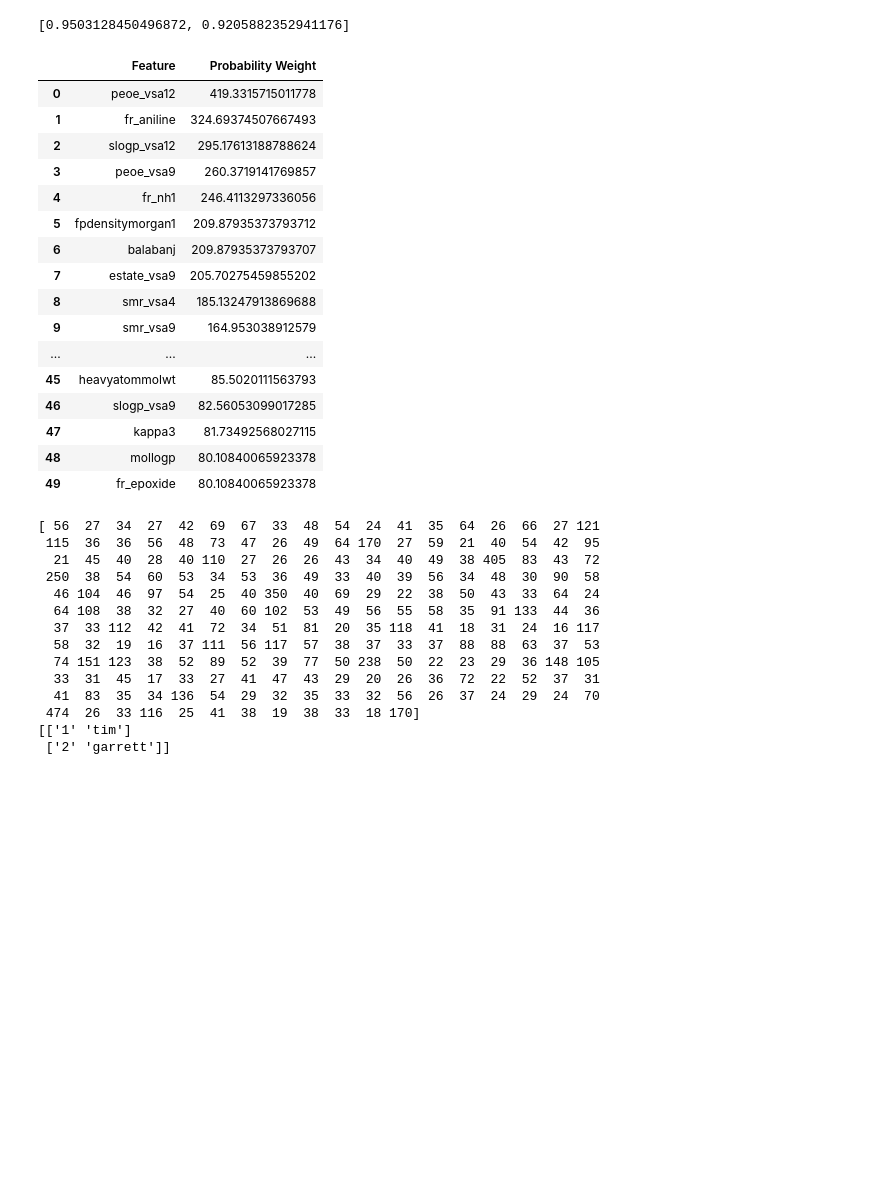
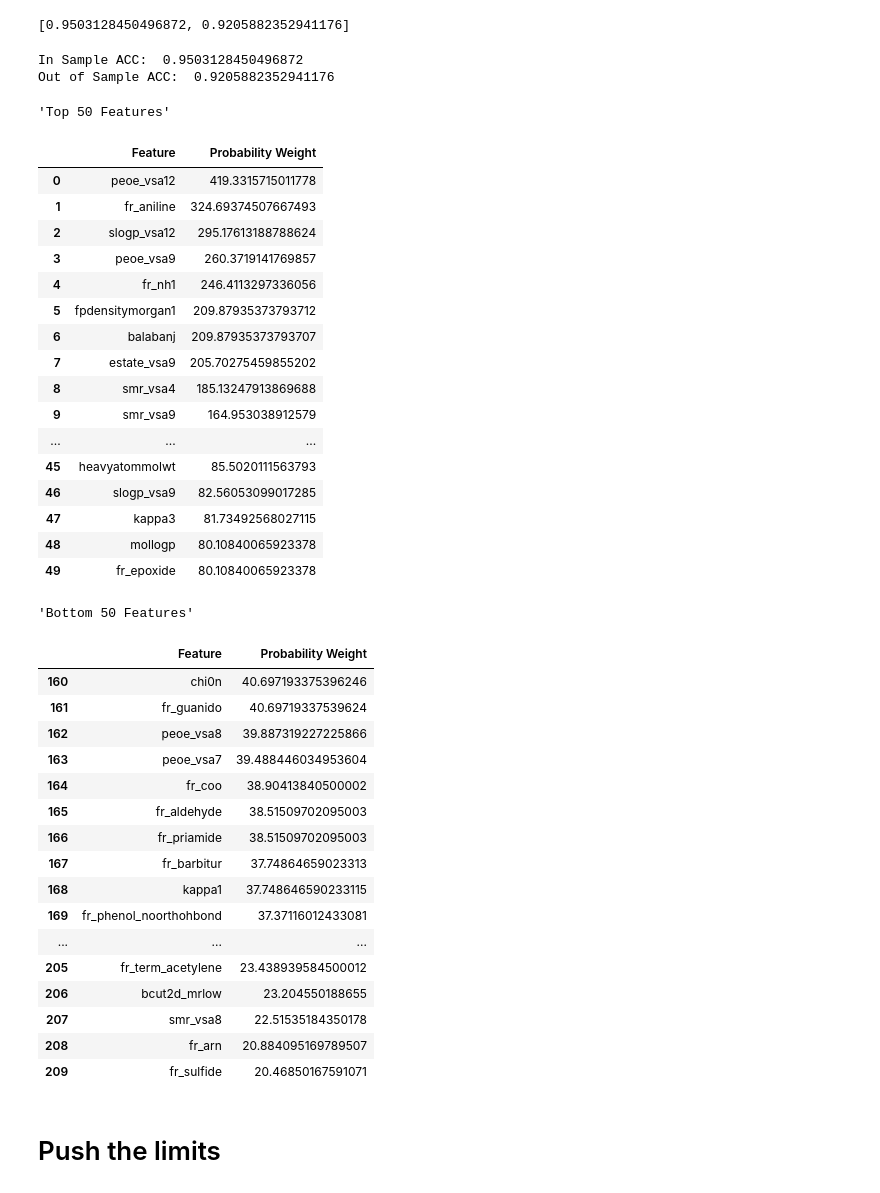
Before and after one commit to timothylindsey/Biola-Lawrence-Livermore-Project, a Jupyter notebook: Code/Feature Testing.ipynb, the cells around one changed output. Cells and saved outputs as stored; diff of their text form; code cells hidden in the pictures; blank space fills up the shorter version.

```diff
--- a/Code/Feature Testing.ipynb
+++ b/Code/Feature Testing.ipynb
@@ -218,42 +218,48 @@ display(results_df, final_acc)
 # %%
 # with pd.option_context('display.max_rows', None,'display.max_columns', None,
 #     'display.precision', 3,):
 #     display(results)
-results_df.head(50)
+print("In Sample ACC: ", final_acc[0])
+print("Out of Sample ACC: ", final_acc[1])
+display("Top 50 Features",results_df.head(50), "Bottom 50 Features", results_df.tail(50))
 # %% [output]
+In Sample ACC:  0.9503128450496872
+Out of Sample ACC:  0.9205882352941176
+'Top 50 Features'
 |  | Feature | Probability Weight |
 | 0 | peoe_vsa12 | 419.3315715011778 |
 | 1 | fr_aniline | 324.69374507667493 |
 | 2 | slogp_vsa12 | 295.17613188788624 |
 | 3 | peoe_vsa9 | 260.3719141769857 |
 | 4 | fr_nh1 | 246.4113297336056 |
 | 5 | fpdensitymorgan1 | 209.87935373793712 |
 | 6 | balabanj | 209.87935373793707 |
 | 7 | estate_vsa9 | 205.70275459855202 |
 | 8 | smr_vsa4 | 185.13247913869688 |
 | 9 | smr_vsa9 | 164.953038912579 |
 | ... | ... | ... |
 | 45 | heavyatommolwt | 85.5020111563793 |
 | 46 | slogp_vsa9 | 82.56053099017285 |
 | 47 | kappa3 | 81.73492568027115 |
 | 48 | mollogp | 80.10840065923378 |
 | 49 | fr_epoxide | 80.10840065923378 |
+'Bottom 50 Features'
+|  | Feature | Probability Weight |
+| 160 | chi0n | 40.697193375396246 |
+| 161 | fr_guanido | 40.69719337539624 |
+| 162 | peoe_vsa8 | 39.887319227225866 |
+| 163 | peoe_vsa7 | 39.488446034953604 |
+| 164 | fr_coo | 38.90413840500002 |
+| 165 | fr_aldehyde | 38.51509702095003 |
+| 166 | fr_priamide | 38.51509702095003 |
+| 167 | fr_barbitur | 37.74864659023313 |
+| 168 | kappa1 | 37.748646590233115 |
+| 169 | fr_phenol_noorthohbond | 37.37116012433081 |
+| ... | ... | ... |
+| 205 | fr_term_acetylene | 23.438939584500012 |
+| 206 | bcut2d_mrlow | 23.204550188655 |
+| 207 | smr_vsa8 | 22.51535184350178 |
+| 208 | fr_arn | 20.884095169789507 |
+| 209 | fr_sulfide | 20.46850167591071 |
-# %%
-print(final_probs)
-a = [[1,2],["tim","garrett"]]
-print(np.transpose(a))
-# %% [output]
-[ 56  27  34  27  42  69  67  33  48  54  24  41  35  64  26  66  27 121
- 115  36  36  56  48  73  47  26  49  64 170  27  59  21  40  54  42  95
-  21  45  40  28  40 110  27  26  26  43  34  40  49  38 405  83  43  72
- 250  38  54  60  53  34  53  36  49  33  40  39  56  34  48  30  90  58
-  46 104  46  97  54  25  40 350  40  69  29  22  38  50  43  33  64  24
-  64 108  38  32  27  40  60 102  53  49  56  55  58  35  91 133  44  36
-  37  33 112  42  41  72  34  51  81  20  35 118  41  18  31  24  16 117
-  58  32  19  16  37 111  56 117  57  38  37  33  37  88  88  63  37  53
-  74 151 123  38  52  89  52  39  77  50 238  50  22  23  29  36 148 105
-  33  31  45  17  33  27  41  47  43  29  20  26  36  72  22  52  37  31
-  41  83  35  34 136  54  29  32  35  33  32  56  26  37  24  29  24  70
- 474  26  33 116  25  41  38  19  38  33  18 170]
-[['1' 'tim']
- ['2' 'garrett']]
+# %% [markdown]
+# Push the limits
```
Also changed, not shown: parts of 3 cells of this notebook, 5 other files.
